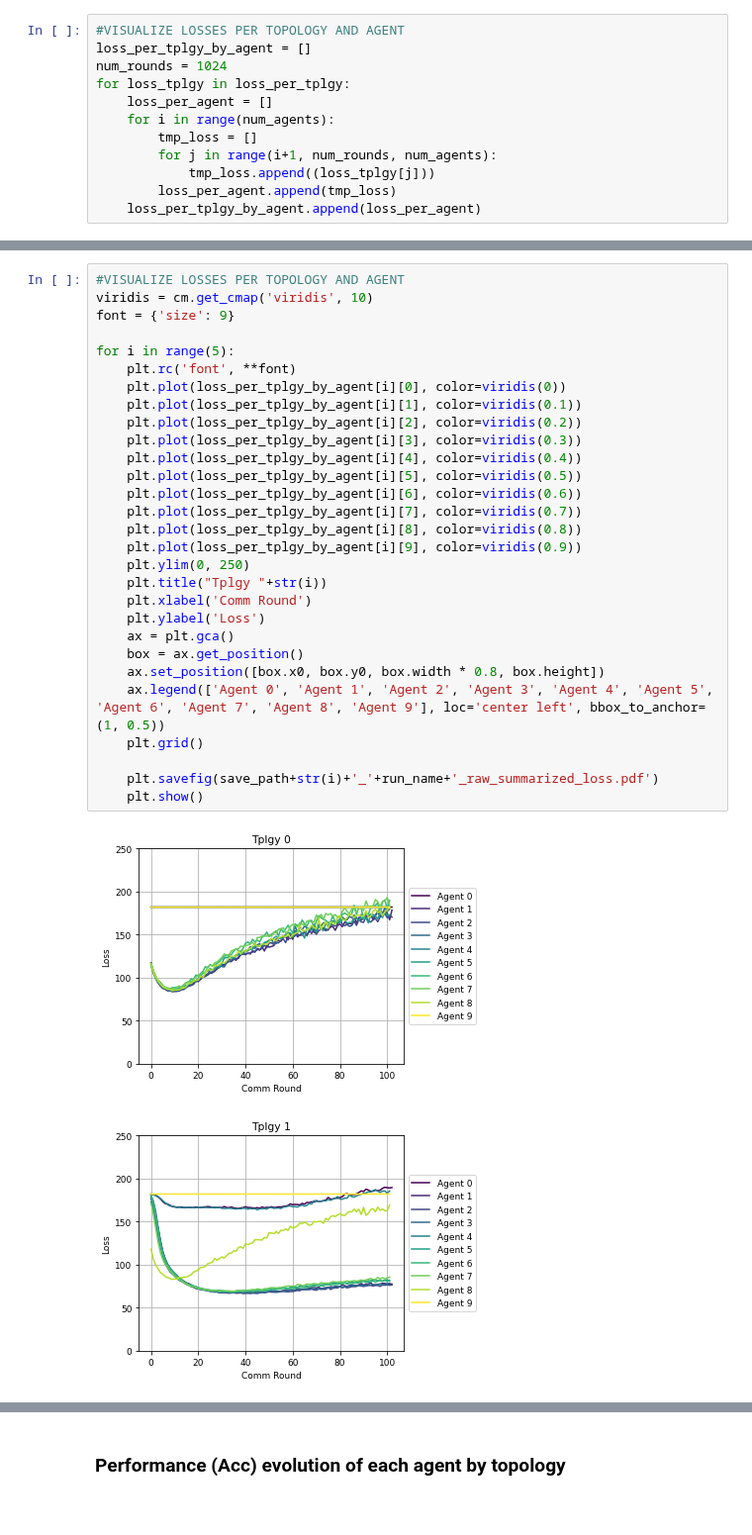
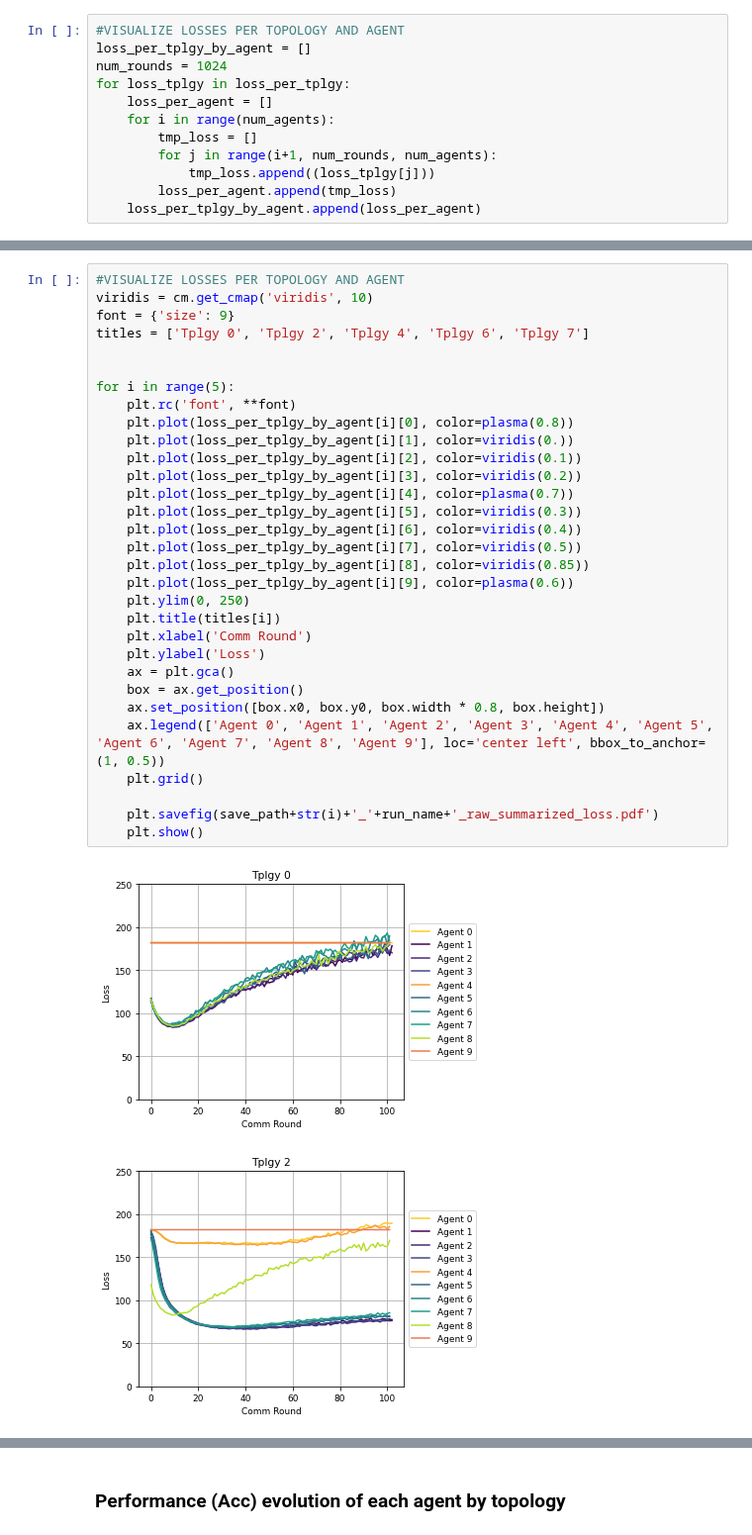
Before and after one commit to AitorB16/GLow, a Jupyter notebook: visualization/8_visualize_results.ipynb, the cells around one changed output, grey strips where cells are left out. Shown at 99% size. Cells and saved outputs as stored; diff of their text form.

```diff
--- a/visualization/8_visualize_results.ipynb
+++ b/visualization/8_visualize_results.ipynb
@@ -233,32 +235,34 @@ plt.show()
 # %%
 #VISUALIZE LOSSES PER TOPOLOGY AND AGENT
 viridis = cm.get_cmap('viridis', 10)
 font = {'size': 9}
+titles = ['Tplgy 0', 'Tplgy 2', 'Tplgy 4', 'Tplgy 6', 'Tplgy 7']
+
 
 for i in range(5):
     plt.rc('font', **font)
-    plt.plot(loss_per_tplgy_by_agent[i][0], color=viridis(0))
-    plt.plot(loss_per_tplgy_by_agent[i][1], color=viridis(0.1))
-    plt.plot(loss_per_tplgy_by_agent[i][2], color=viridis(0.2))
-    plt.plot(loss_per_tplgy_by_agent[i][3], color=viridis(0.3))
-    plt.plot(loss_per_tplgy_by_agent[i][4], color=viridis(0.4))
-    plt.plot(loss_per_tplgy_by_agent[i][5], color=viridis(0.5))
-    plt.plot(loss_per_tplgy_by_agent[i][6], color=viridis(0.6))
-    plt.plot(loss_per_tplgy_by_agent[i][7], color=viridis(0.7))
-    plt.plot(loss_per_tplgy_by_agent[i][8], color=viridis(0.8))
-    plt.plot(loss_per_tplgy_by_agent[i][9], color=viridis(0.9))
+    plt.plot(loss_per_tplgy_by_agent[i][0], color=plasma(0.8))
+    plt.plot(loss_per_tplgy_by_agent[i][1], color=viridis(0.))
+    plt.plot(loss_per_tplgy_by_agent[i][2], color=viridis(0.1))
+    plt.plot(loss_per_tplgy_by_agent[i][3], color=viridis(0.2))
+    plt.plot(loss_per_tplgy_by_agent[i][4], color=plasma(0.7))
+    plt.plot(loss_per_tplgy_by_agent[i][5], color=viridis(0.3))
+    plt.plot(loss_per_tplgy_by_agent[i][6], color=viridis(0.4))
+    plt.plot(loss_per_tplgy_by_agent[i][7], color=viridis(0.5))
+    plt.plot(loss_per_tplgy_by_agent[i][8], color=viridis(0.85))
+    plt.plot(loss_per_tplgy_by_agent[i][9], color=plasma(0.6))
     plt.ylim(0, 250)
-    plt.title("Tplgy "+str(i))
+    plt.title(titles[i])
     plt.xlabel('Comm Round')
     plt.ylabel('Loss')
     ax = plt.gca()
     box = ax.get_position()
     ax.set_position([box.x0, box.y0, box.width * 0.8, box.height])
     ax.legend(['Agent 0', 'Agent 1', 'Agent 2', 'Agent 3', 'Agent 4', 'Agent 5', 'Agent 6', 'Agent 7', 'Agent 8', 'Agent 9'], loc='center left', bbox_to_anchor=(1, 0.5))
     plt.grid()
 
     plt.savefig(save_path+str(i)+'_'+run_name+'_raw_summarized_loss.pdf')
     plt.show()
 # %% [output]
-[figure, old version]
+[figure, new version]
-[figure, old version]
+[figure, new version]
```
Also changed, not shown: parts of 6 cells of this notebook, 1 other file.
